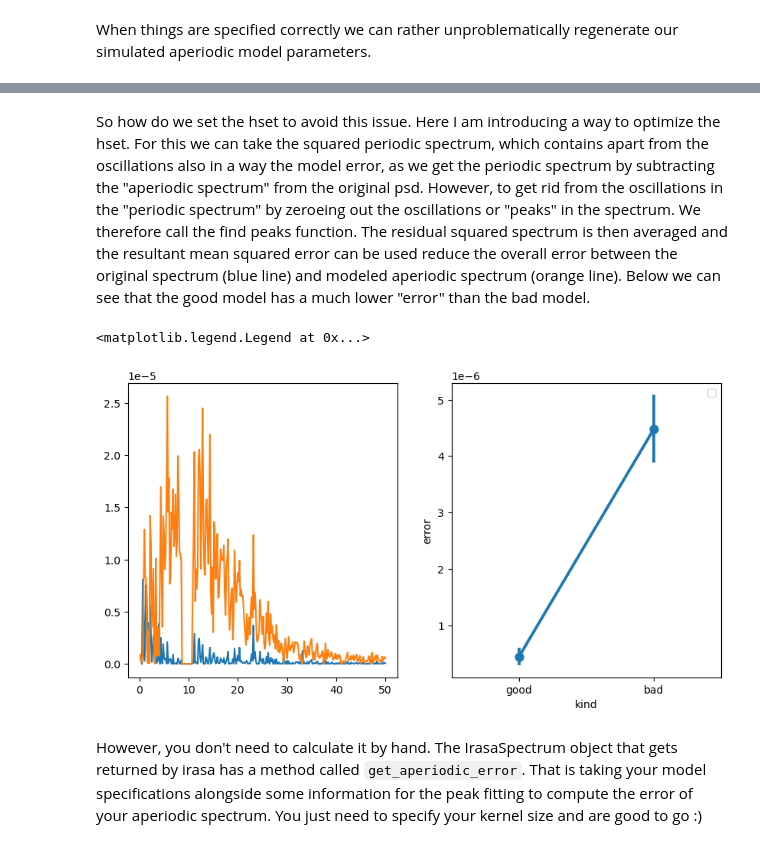
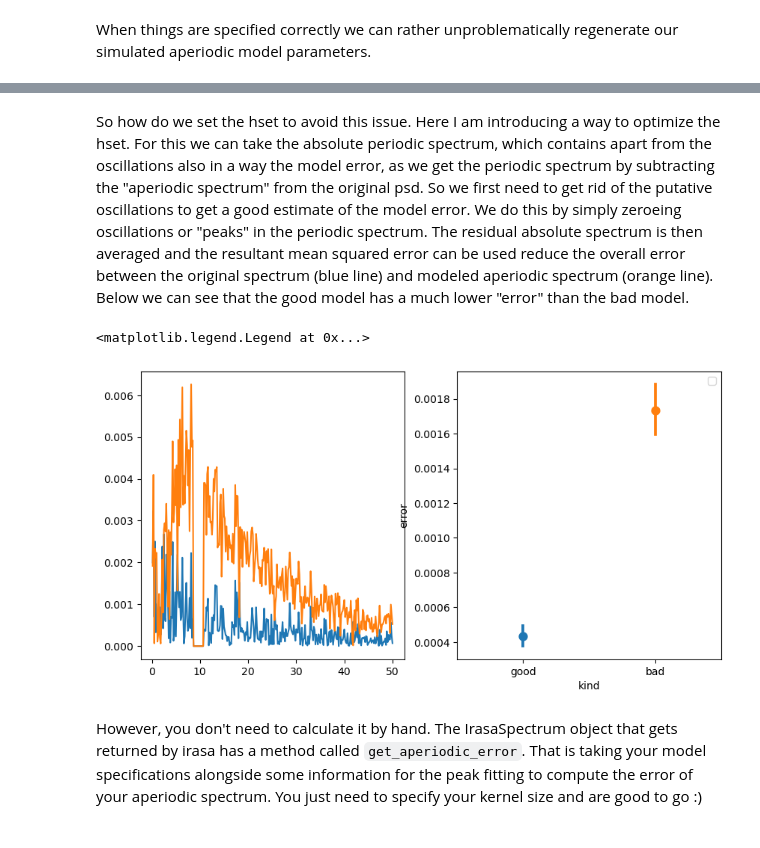
Before and after one commit to schmidtfa/pyrasa, a Jupyter notebook: examples/hset_optimization.ipynb, the cells around one changed output, grey strips where cells are left out. Drawn from its saved outputs; the diff is of its cells as text; code cells hidden in the pictures.

```diff
--- a/examples/hset_optimization.ipynb
+++ b/examples/hset_optimization.ipynb
@@ -107,7 +107,6 @@ irasa_out_bad.fit_aperiodic_model(fit_func='knee').aperiodic_params
 # %% [markdown]
 So how do we set the hset to avoid this issue. Here I am introducing a way to optimize the hset.
-For this we can take the squared periodic spectrum, which contains apart from the oscillations also in a way the model error, as we get the periodic spectrum by subtracting the "aperiodic spectrum" from the original psd.
-However, to get rid from the oscillations in the "periodic spectrum" by zeroeing out the oscillations or "peaks" in the spectrum. We therefore call the find peaks function. The residual squared spectrum is then averaged and the resultant mean squared error can be used reduce the overall error between the original spectrum (blue line) and modeled aperiodic spectrum (orange line).
+For this we can take the absolute periodic spectrum, which contains apart from the oscillations also in a way the model error, as we get the periodic spectrum by subtracting the "aperiodic spectrum" from the original psd. So we first need to get rid of the putative oscillations to get a good estimate of the model error. We do this by simply zeroeing oscillations or "peaks" in the periodic spectrum.  The residual absolute spectrum is then averaged and the resultant mean squared error can be used reduce the overall error between the original spectrum (blue line) and modeled aperiodic spectrum (orange line).
 Below we can see that the good model has a much lower "error" than the bad model.
 # %%
 
@@ -116,7 +115,7 @@ def get_aperiodic_error(irasa_out, peak_kwargs=None):
     if peak_kwargs is None:
         peak_kwargs = {}
     #get absolute periodic spectrum
-    squared_error = irasa_out.periodic[0,:]**2
+    squared_error = np.abs(irasa_out.periodic[0,:])
 
     #zero-out peaks
     peaks = irasa_out.get_peaks(**peak_kwargs)
@@ -134,19 +133,19 @@ def get_aperiodic_error(irasa_out, peak_kwargs=None):
 # %%
 f, ax =plt.subplots(ncols=2, figsize=(10, 5))
 
 ax[0].plot(irasa_out.freqs, get_aperiodic_error(irasa_out), label='good')
 ax[0].plot(irasa_out.freqs, get_aperiodic_error(irasa_out_bad), label='bad')
 
 
 df2plot = pd.DataFrame({'good': get_aperiodic_error(irasa_out),
                         'bad': get_aperiodic_error(irasa_out_bad)}).melt(var_name='kind', value_name='error')
 
-sns.pointplot(df2plot, x='kind', y='error', ax=ax[1])
+sns.pointplot(df2plot, x='kind', y='error', ax=ax[1], hue='kind')
 
 plt.legend()
 # %% [output]
 <matplotlib.legend.Legend at 0x...>
-[figure, old version]
+[figure, new version]
 # %% [markdown]
 However, you don't need to calculate it by hand. The IrasaSpectrum object that gets returned by irasa has a method called `get_aperiodic_error`.
 That is taking your model specifications alongside some information for the peak fitting
```
Also changed, not shown: parts of 8 cells of this notebook.
